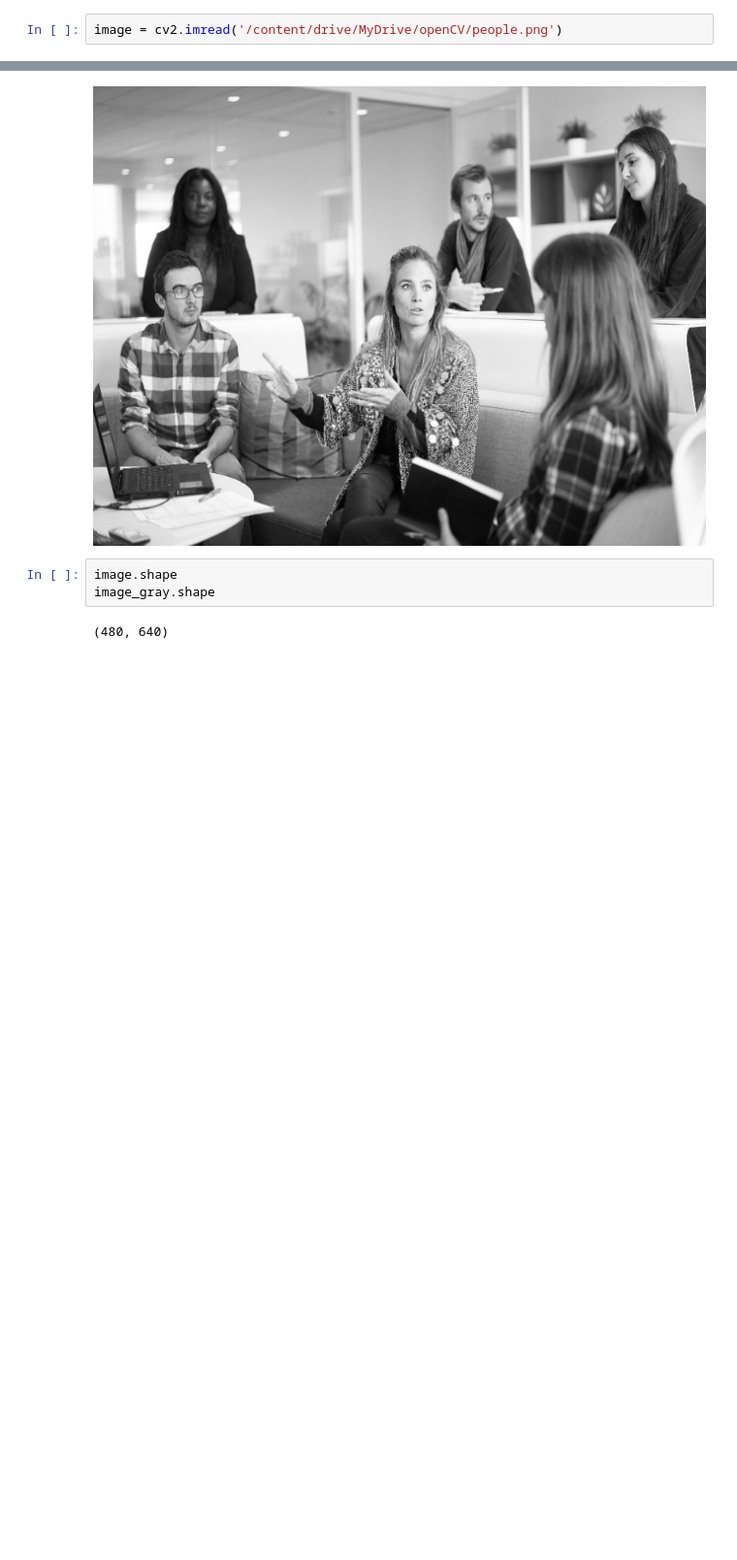
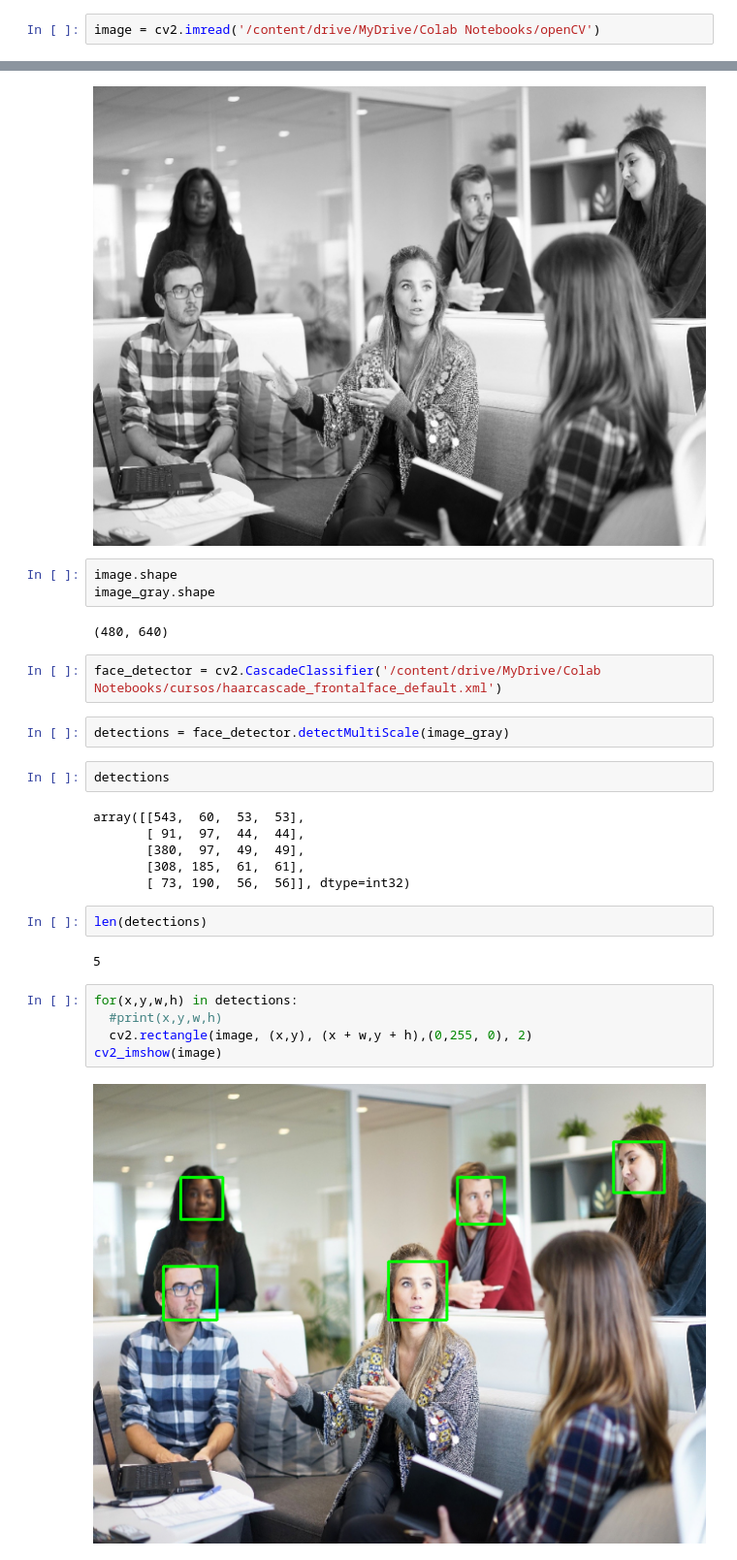
Before and after one commit to regularPark/openCV_prac, a Jupyter notebook: openCV_prac.ipynb, the cells around one changed output, grey strips where cells are left out. Shown at 97% size. Drawn from its saved outputs; the diff is of its cells as text; blank space fills up the shorter version.

Commit message:
Colaboratory를 통해 생성됨

```diff
--- a/openCV_prac.ipynb
+++ b/openCV_prac.ipynb
@@ -8,7 +8,7 @@ drive.mount('/content/drive')
 # %% [output]
 Mounted at /content/drive
 # %%
-image = cv2.imread('/content/drive/MyDrive/openCV/people.png')
+image = cv2.imread('/content/drive/MyDrive/Colab Notebooks/openCV')
 # %%
 image.shape
 # %% [output]
@@ -34,3 +34,26 @@ image.shape
 image_gray.shape
 # %% [output]
 (480, 640)
+# %%
+face_detector = cv2.CascadeClassifier('/content/drive/MyDrive/Colab Notebooks/cursos/haarcascade_frontalface_default.xml')
+# %%
+detections = face_detector.detectMultiScale(image_gray)
+# %%
+detections
+# %% [output]
+array([[543,  60,  53,  53],
+       [ 91,  97,  44,  44],
+       [380,  97,  49,  49],
+       [308, 185,  61,  61],
+       [ 73, 190,  56,  56]], dtype=int32)
+# %%
+len(detections)
+# %% [output]
+5
+# %%
+for(x,y,w,h) in detections:
+  #print(x,y,w,h)
+  cv2.rectangle(image, (x,y), (x + w,y + h),(0,255, 0), 2)
+cv2_imshow(image)
+# %% [output]
+[figure, added]
```
